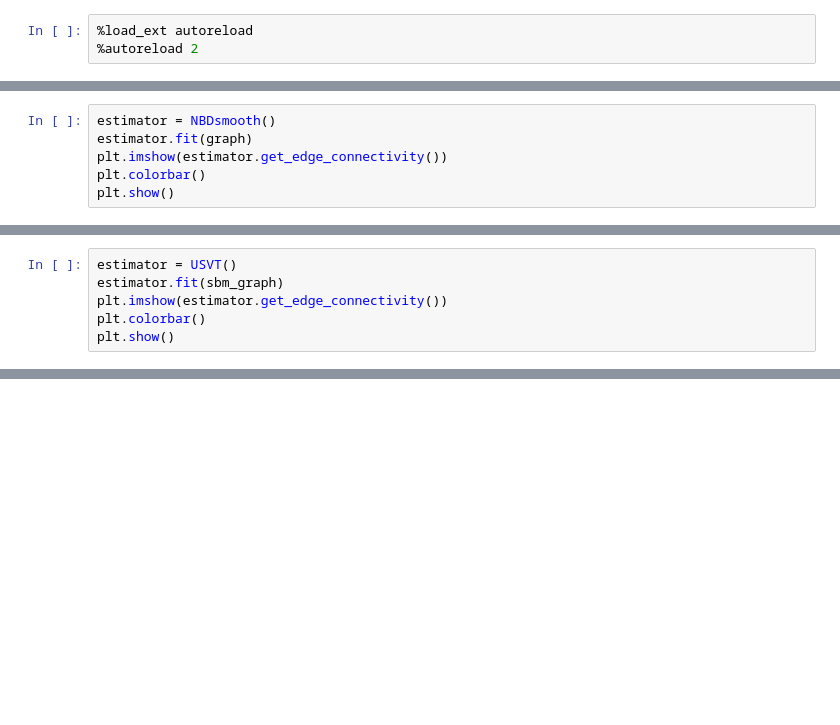
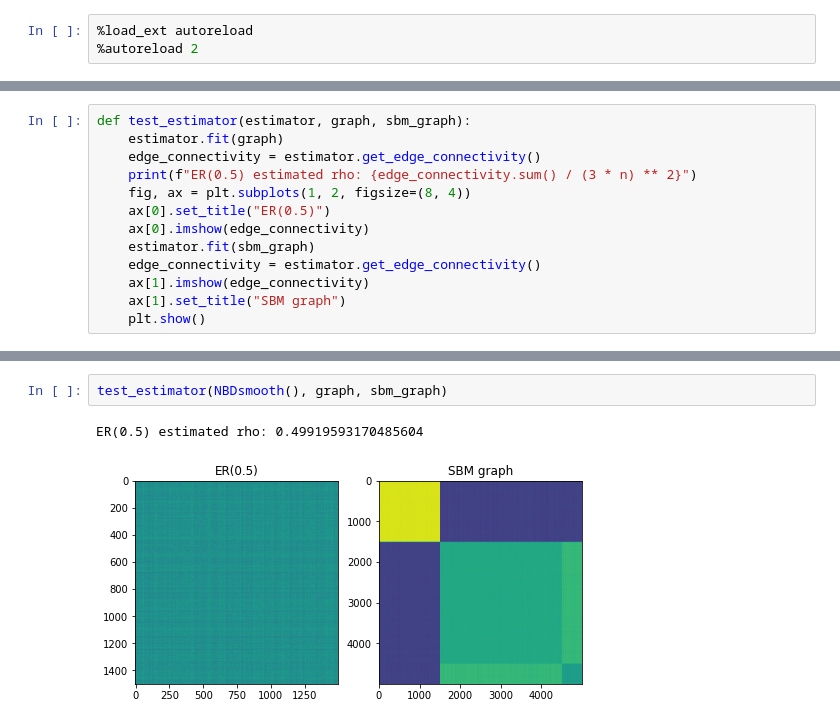
Before and after one commit to SDS-EPFL/pygraphon, a Jupyter notebook: dev/2022_10_18_test_usvt.ipynb, the cells around one changed output, grey strips where cells are left out. Saved outputs shown, nothing was run; the diff lists cells and outputs as text; blank space fills up the shorter version.

```diff
--- a/dev/2022_10_18_test_usvt.ipynb
+++ b/dev/2022_10_18_test_usvt.ipynb
@@ -17,6 +9,0 @@ sbm_graph = nx.stochastic_block_model(
-# %%
-estimator = NBDsmooth()
-estimator.fit(graph)
-plt.imshow(estimator.get_edge_connectivity())
-plt.colorbar()
-plt.show()
@@ -29,6 +9,0 @@ estimator.get_edge_connectivity().sum() / (3 * n) ** 2
-# %%
-estimator = USVT()
-estimator.fit(sbm_graph)
-plt.imshow(estimator.get_edge_connectivity())
-plt.colorbar()
-plt.show()
@@ -46,0 +22,13 @@ plt.colorbar()
+# %%
+def test_estimator(estimator, graph, sbm_graph):
+    estimator.fit(graph)
+    edge_connectivity = estimator.get_edge_connectivity()
+    print(f"ER(0.5) estimated rho: {edge_connectivity.sum() / (3 * n) ** 2}")
+    fig, ax = plt.subplots(1, 2, figsize=(8, 4))
+    ax[0].set_title("ER(0.5)")
+    ax[0].imshow(edge_connectivity)
+    estimator.fit(sbm_graph)
+    edge_connectivity = estimator.get_edge_connectivity()
+    ax[1].imshow(edge_connectivity)
+    ax[1].set_title("SBM graph")
+    plt.show()
@@ -46,0 +93,5 @@ plt.colorbar()
+# %%
+test_estimator(NBDsmooth(), graph, sbm_graph)
+# %% [output]
+ER(0.5) estimated rho: 0.49919593170485604
+[figure, added]
```
Also changed, not shown: parts of 22 cells of this notebook, 4 other files.
